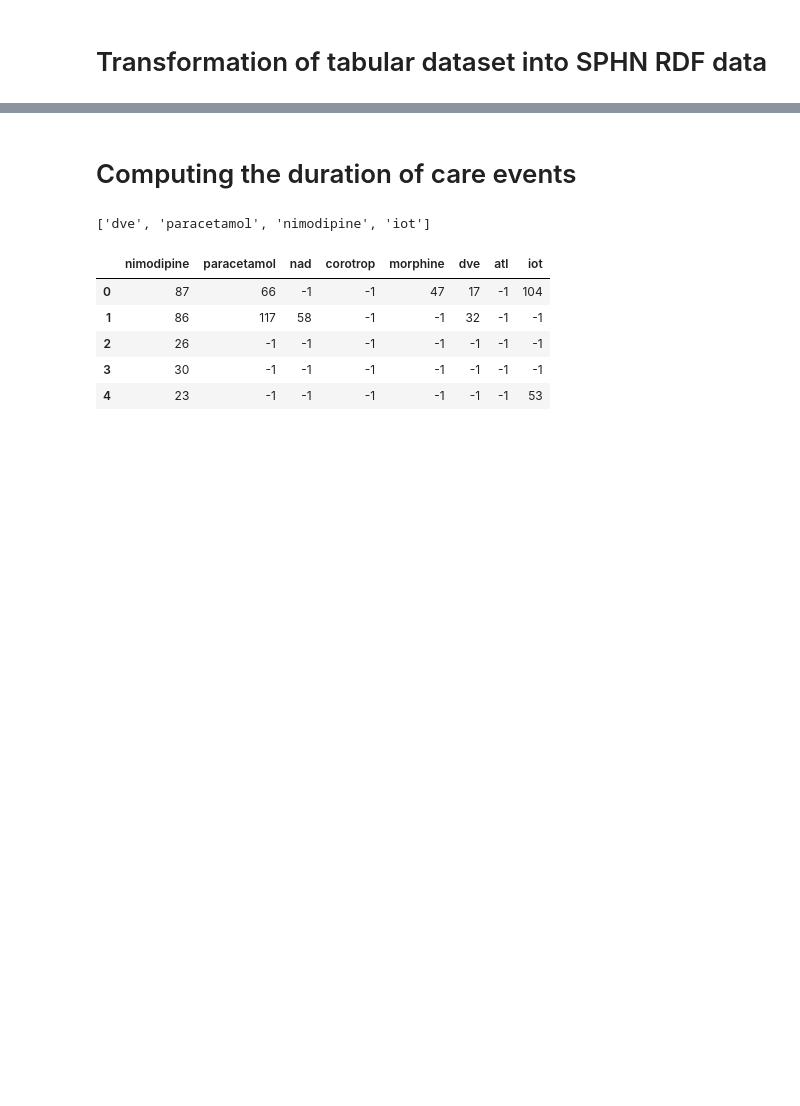
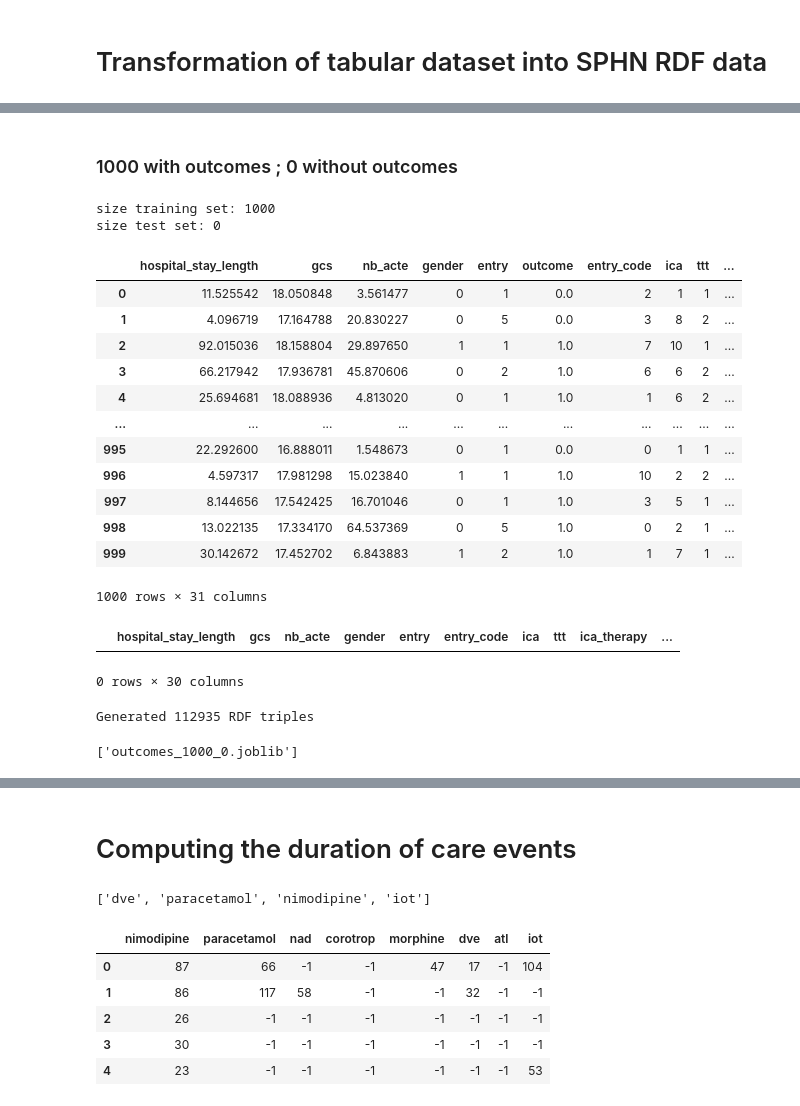
Before and after one commit to TeamHeKA/neurovasc, a Jupyter notebook: notebooks/Data Generation/SPHN_synthetic_dataset.ipynb, the cells around one changed output, grey strips where cells are left out. Drawn from its saved outputs; the diff is of its cells as text; code cells hidden in the pictures; blank space fills up the shorter version.

```diff
--- a/notebooks/Data Generation/SPHN_synthetic_dataset.ipynb
+++ b/notebooks/Data Generation/SPHN_synthetic_dataset.ipynb
@@ -59,7 +71,7 @@ sphn_diagnosis_code_date_template = Template(
     """
     nvasc:$diag_id a sphn:Diagnosis ;
         rdfs:label "$diag_label"^^xsd:string ;
-        sphn:hasCode "$diag_code"^^xsd:string ;
+        sphn:hasCode nvasc:code_$diag_code ;
         sphn:hasRecordDateTime "$diag_date"^^xsd:dateTime ;
         sphn:hasSubjectPseudoIdentifier nvasc:synth_patient_$patient_id .
     """
@@ -69,7 +81,7 @@ sphn_diagnosis_code_template = Template(
     """
     nvasc:$diag_id a sphn:Diagnosis ;
         rdfs:label "$diag_label"^^xsd:string ;
-        sphn:hasCode "$diag_code"^^xsd:string ;
+        sphn:hasCode nvasc:code_$diag_code ;
         sphn:hasSubjectPseudoIdentifier nvasc:synth_patient_$patient_id .
     """
 )
@@ -169,3 +181,51 @@ def gen_patient_rdf(row, kg):
                 )
 
                 kg.parse(data=prefix + rdf, format="turtle")
+# %% [markdown]
+### 1000 with outcomes ; 0 without outcomes
+# %%
+N = 1000
+N_train = int(N)
+print("size training set: "+str(N_train))
+
+N_test = N - N_train
+print("size test set: "+str(N_test))
+assert N == N_train + N_test
+
+train_df = df.iloc[0:N]
+with_outcome = df.iloc[0:N_train]
+display(with_outcome)
+
+no_outcome = df.iloc[N_train:N]
+no_outcome = no_outcome.drop(columns=["outcome"])
+display(no_outcome)
+
+## Serialize data
+kg = ConjunctiveGraph()
+with_outcome.apply(gen_patient_rdf, axis=1, kg=kg)
+no_outcome.apply(gen_patient_rdf, axis=1, kg=kg)
+print(f"Generated {len(kg)} RDF triples")
+
+kg.serialize("sphn_transductive_1000_0.ttl", format="turtle")
+kg.serialize("sphn_transductive_1000_0.nt", format="nt")
+joblib.dump(train_df["outcome"].astype(int).to_list(), "outcomes_1000_0"+ ".joblib")
+# %% [output]
+size training set: 1000
+size test set: 0
+|  | hospital_stay_length | gcs | nb_acte | gender | entry | outcome | entry_code | ica | ttt | ... |
+| 0 | 11.525542 | 18.050848 | 3.561477 | 0 | 1 | 0.0 | 2 | 1 | 1 | ... |
+| 1 | 4.096719 | 17.164788 | 20.830227 | 0 | 5 | 0.0 | 3 | 8 | 2 | ... |
+| 2 | 92.015036 | 18.158804 | 29.897650 | 1 | 1 | 1.0 | 7 | 10 | 1 | ... |
+| 3 | 66.217942 | 17.936781 | 45.870606 | 0 | 2 | 1.0 | 6 | 6 | 2 | ... |
+| 4 | 25.694681 | 18.088936 | 4.813020 | 0 | 1 | 1.0 | 1 | 6 | 2 | ... |
+| ... | ... | ... | ... | ... | ... | ... | ... | ... | ... | ... |
+| 995 | 22.292600 | 16.888011 | 1.548673 | 0 | 1 | 0.0 | 0 | 1 | 1 | ... |
+| 996 | 4.597317 | 17.981298 | 15.023840 | 1 | 1 | 1.0 | 10 | 2 | 2 | ... |
+| 997 | 8.144656 | 17.542425 | 16.701046 | 0 | 1 | 1.0 | 3 | 5 | 1 | ... |
+| 998 | 13.022135 | 17.334170 | 64.537369 | 0 | 5 | 1.0 | 0 | 2 | 1 | ... |
+| 999 | 30.142672 | 17.452702 | 6.843883 | 1 | 2 | 1.0 | 1 | 7 | 1 | ... |
+1000 rows × 31 columns
+|  | hospital_stay_length | gcs | nb_acte | gender | entry | entry_code | ica | ttt | ica_therapy | ... |
+0 rows × 30 columns
+Generated 112935 RDF triples
+['outcomes_1000_0.joblib']
```
Also changed, not shown: parts of 10 cells of this notebook, 2 other files.
